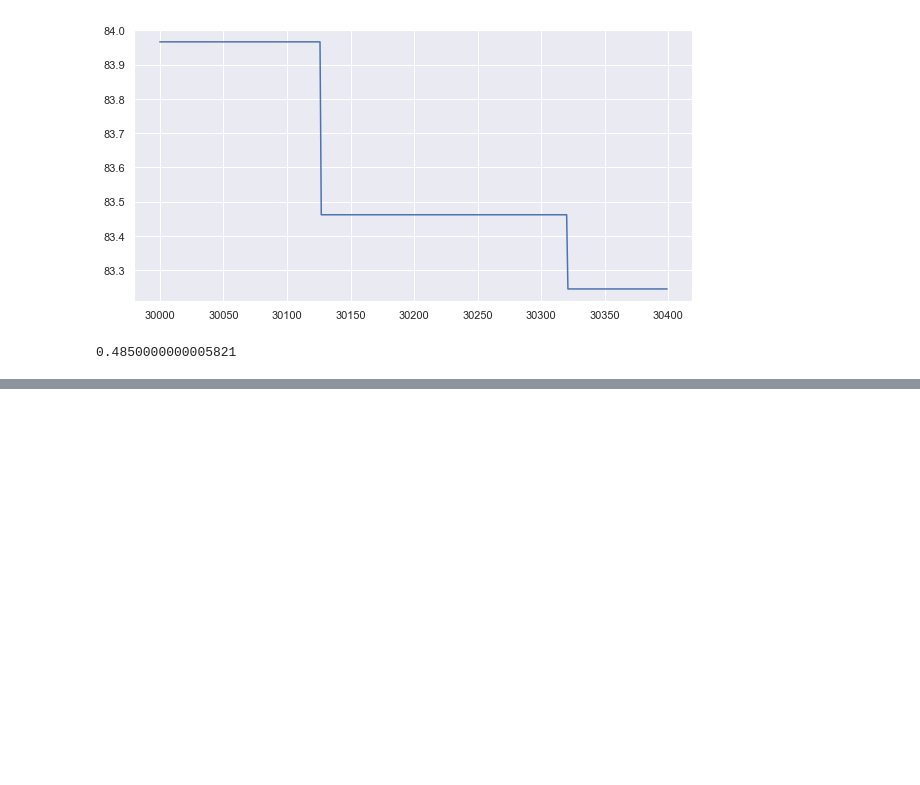
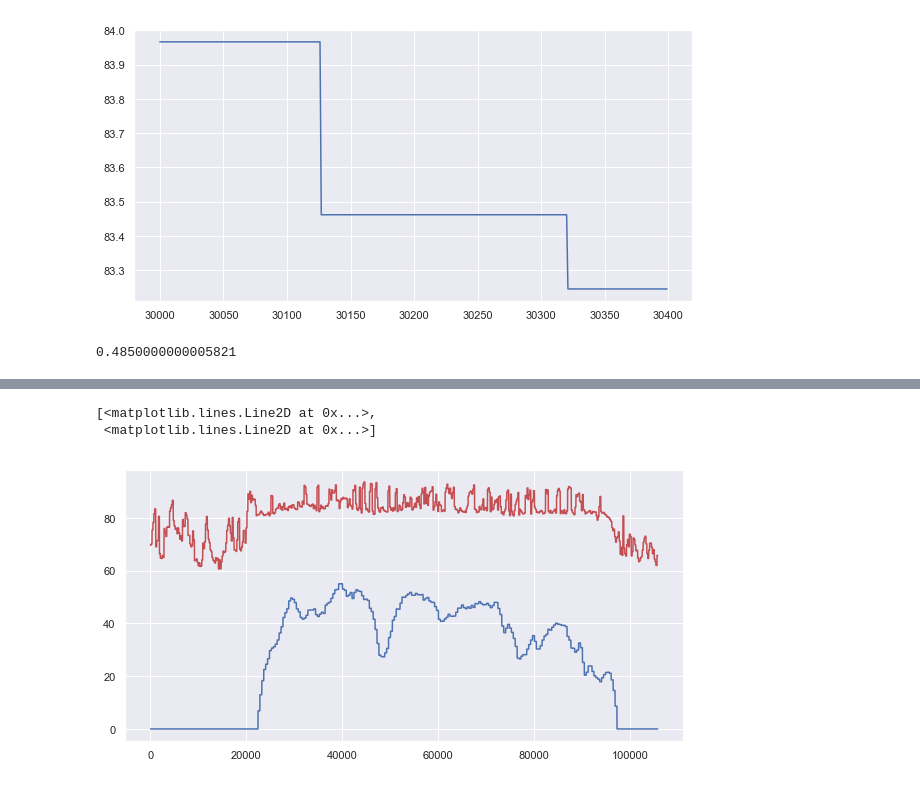
Before and after one commit to krsailesh-zz/driver_profiling_honk, a Jupyter notebook: honk_mi_note5.ipynb, the cells around one changed output, grey strips where cells are left out. Cells and saved outputs as stored; diff of their text form; code cells hidden in the pictures; blank space fills up the shorter version.

```diff
--- a/honk_mi_note5.ipynb
+++ b/honk_mi_note5.ipynb
@@ -192,0 +162,6 @@ honk_dis,honk_dur,honk_vel
+# %%
+plt.plot(event4.sound, 'r', event4.speed, 'b')
+# %% [output]
+[<matplotlib.lines.Line2D at 0x...>,
+ <matplotlib.lines.Line2D at 0x...>]
+[figure, added]
```
Also changed, not shown: parts of 4 cells of this notebook.
